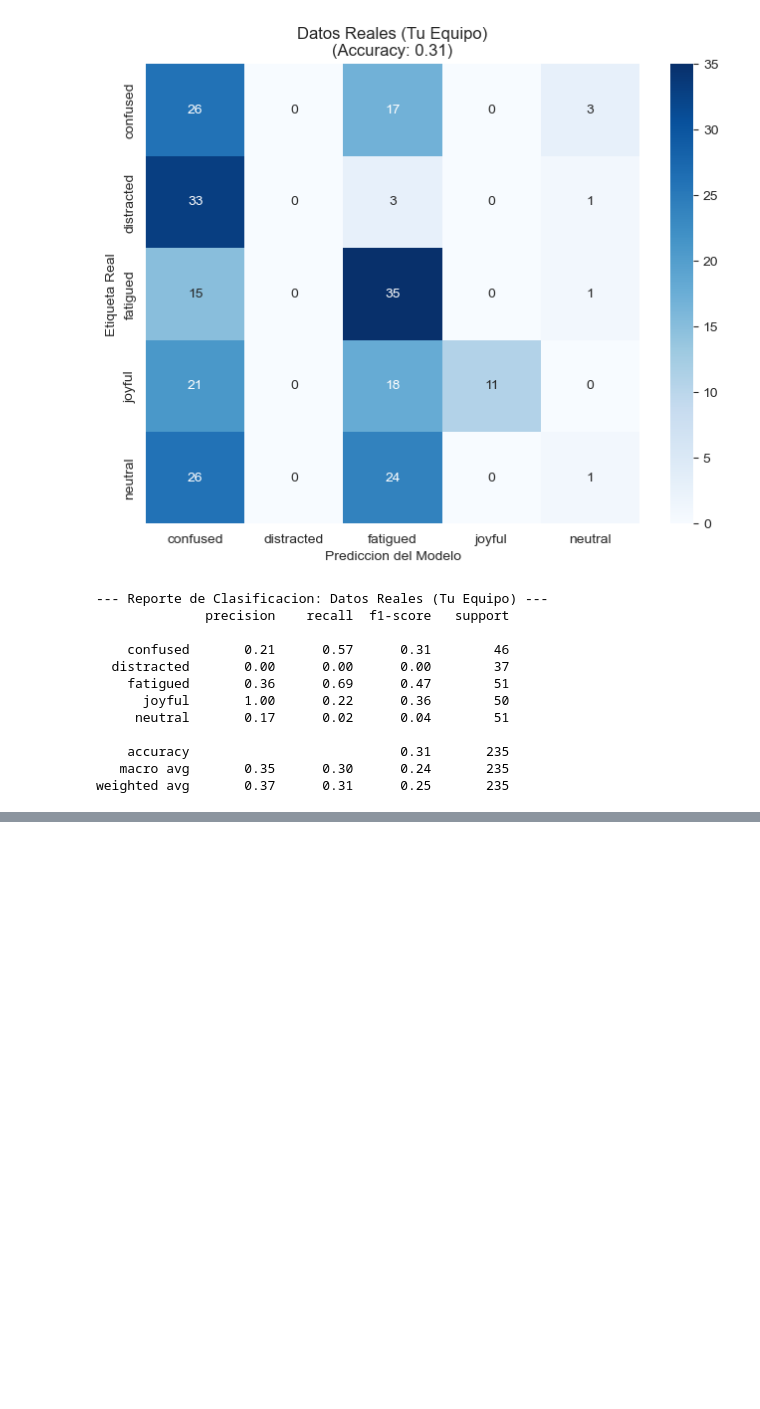
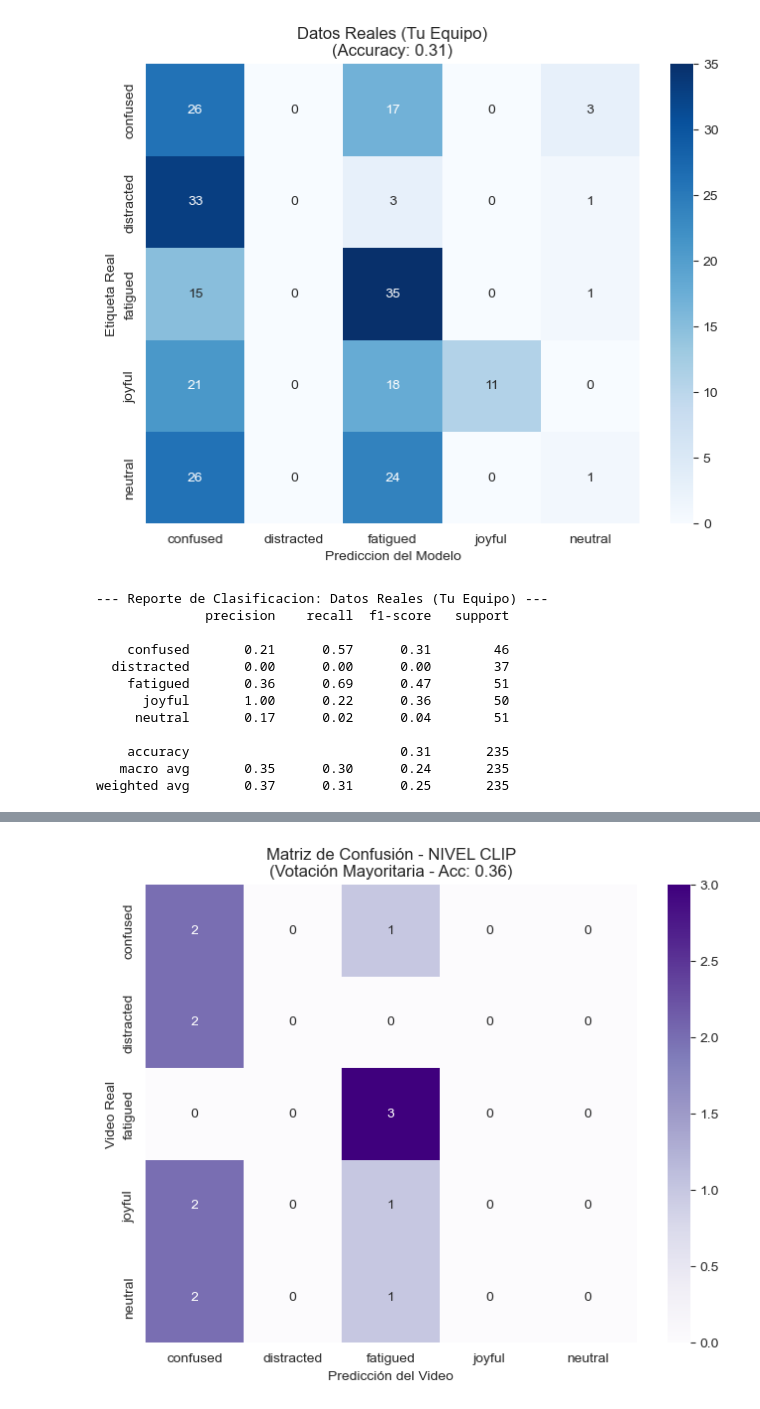
Before and after one commit to DanielDSPh/Reconocimiento-de-patrones, a Jupyter notebook: Proyecto/proyecto.ipynb, the cells around one changed output, grey strips where cells are left out. Saved outputs shown, nothing was run; the diff lists cells and outputs as text; code cells hidden in the pictures; blank space fills up the shorter version.

```diff
--- a/Proyecto/proyecto.ipynb
+++ b/Proyecto/proyecto.ipynb
@@ -1215,3 +1380,91 @@ Grafica guardada como: Confusion_Matrix_Datos_Reales_(Tu_Equipo).png
     accuracy                           0.31       235
    macro avg       0.35      0.30      0.24       235
 weighted avg       0.37      0.31      0.25       235
+# %%
+def evaluar_nivel_clip_corregido(generator, model):
+    print("\n--- INICIANDO EVALUACIÓN A NIVEL CLIP (VIDEO) ---")
+
+    # 1. Obtener predicciones frame por frame
+    generator.reset()
+    predicciones_raw = model.predict(generator, verbose=1)
+    y_pred_frames = np.argmax(predicciones_raw, axis=1)
+
+    # 2. Datos del generador
+    filenames = generator.filenames
+    y_true_frames = generator.classes
+    class_labels = list(generator.class_indices.keys())
+    all_labels_indices = range(len(class_labels))
+
+    # Diccionarios para agrupar
+    clips_votes = {}
+    clips_truth = {}
+
+    print("Agrupando frames por clip (Sujeto + ID + Emoción)...")
+
+    for i, filepath in enumerate(filenames):
+        # El filepath viene del generador, ej: "Daniel/joy/Daniel_C01_f032_joy.png"
+        filename = os.path.basename(filepath)
+
+        # Parseamos el nombre: Sujeto_ClipID_Frame_Emocion.png
+        # Ejemplo: parts = ['Daniel', 'C01', 'f032', 'joy.png']
+        parts = filename.split('_')
+
+        if len(parts) >= 4:
+            sujeto = parts[0]
+            clip_num = parts[1] # C01
+            # Importante: Usamos también la emoción (parte 3 sin extension) para diferenciar
+            # el C01 de Joy del C01 de Neutral
+            emocion_tag = parts[3].split('.')[0]
+
+            # CREAMOS UN ID ÚNICO REALMENTE ESPECÍFICO
+            unique_clip_id = f"{sujeto}_{clip_num}_{emocion_tag}"
+        else:
+            # Fallback si el nombre no cumple el formato, usamos el nombre base
+            unique_clip_id = os.path.splitext(filename)[0]
+
+        if unique_clip_id not in clips_votes:
+            clips_votes[unique_clip_id] = []
+            clips_truth[unique_clip_id] = y_true_frames[i]
+
+        clips_votes[unique_clip_id].append(y_pred_frames[i])
+
+    # 3. Votación Mayoritaria
+    y_true_clips = []
+    y_pred_clips = []
+
+    print(f"Total de clips (videos) únicos identificados: {len(clips_votes)}")
+
+    for clip_id, votes in clips_votes.items():
+        # La moda decide la etiqueta del video
+        voto_final = mode(votes, keepdims=True)[0][0]
+        y_pred_clips.append(voto_final)
+        y_true_clips.append(clips_truth[clip_id])
+
+    # 4. Métricas
+    acc_clip = accuracy_score(y_true_clips, y_pred_clips)
+    print(f"\n=== RESULTADOS NIVEL CLIP ===")
+    print(f"ACCURACY GLOBAL (Por Video): {acc_clip:.4f}")
+
+    print("\nReporte de Clasificación (Por Video):")
+    print(classification_report(y_true_clips, y_pred_clips,
+                                target_names=class_labels,
+                                labels=all_labels_indices,
+                                zero_division=0))
+
+    # 5. Matriz de Confusión
+    cm = confusion_matrix(y_true_clips, y_pred_clips, labels=all_labels_indices)
+
+    plt.figure(figsize=(8, 6))
+    sns.heatmap(cm, annot=True, fmt='d', cmap='Purples',
+                xticklabels=class_labels, yticklabels=class_labels)
+    plt.title(f'Matriz de Confusión - NIVEL CLIP\n(Votación Mayoritaria - Acc: {acc_clip:.2f})')
+    plt.ylabel('Video Real')
+    plt.xlabel('Predicción del Video')
+    plt.show()
+
+# --- EJECUTAR ---
+if 'real_generator' in locals() and real_generator is not None:
+    evaluar_nivel_clip_corregido(real_generator, model_final)
+else:
+    print("Error: No hay generador real cargado.")
+# %% [output]
@@ -1217,0 +1491 @@ weighted avg       0.37      0.31      0.25       235
+[figure, added]
```
Also changed, not shown: parts of 7 cells of this notebook, 19 other files.
